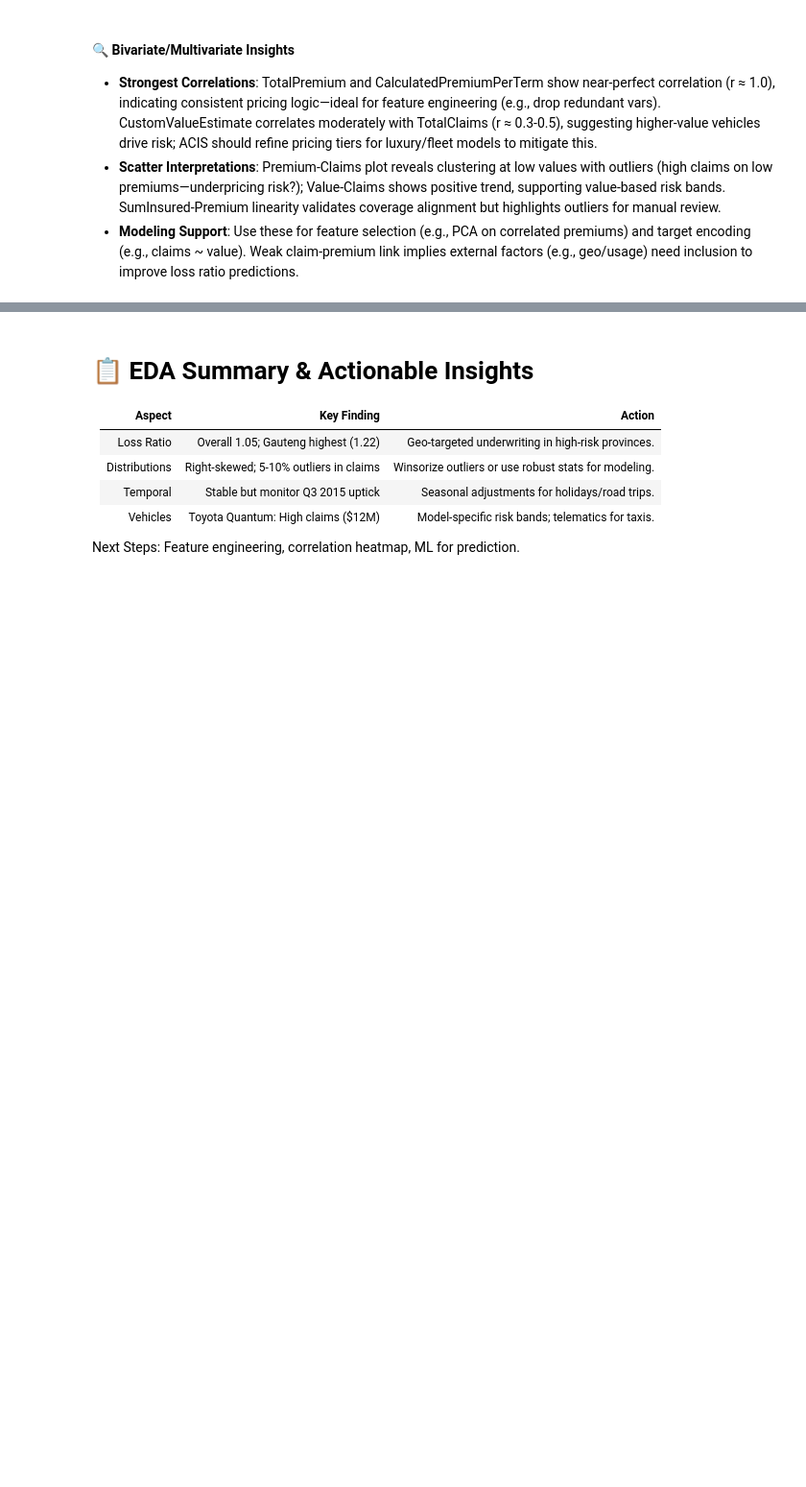
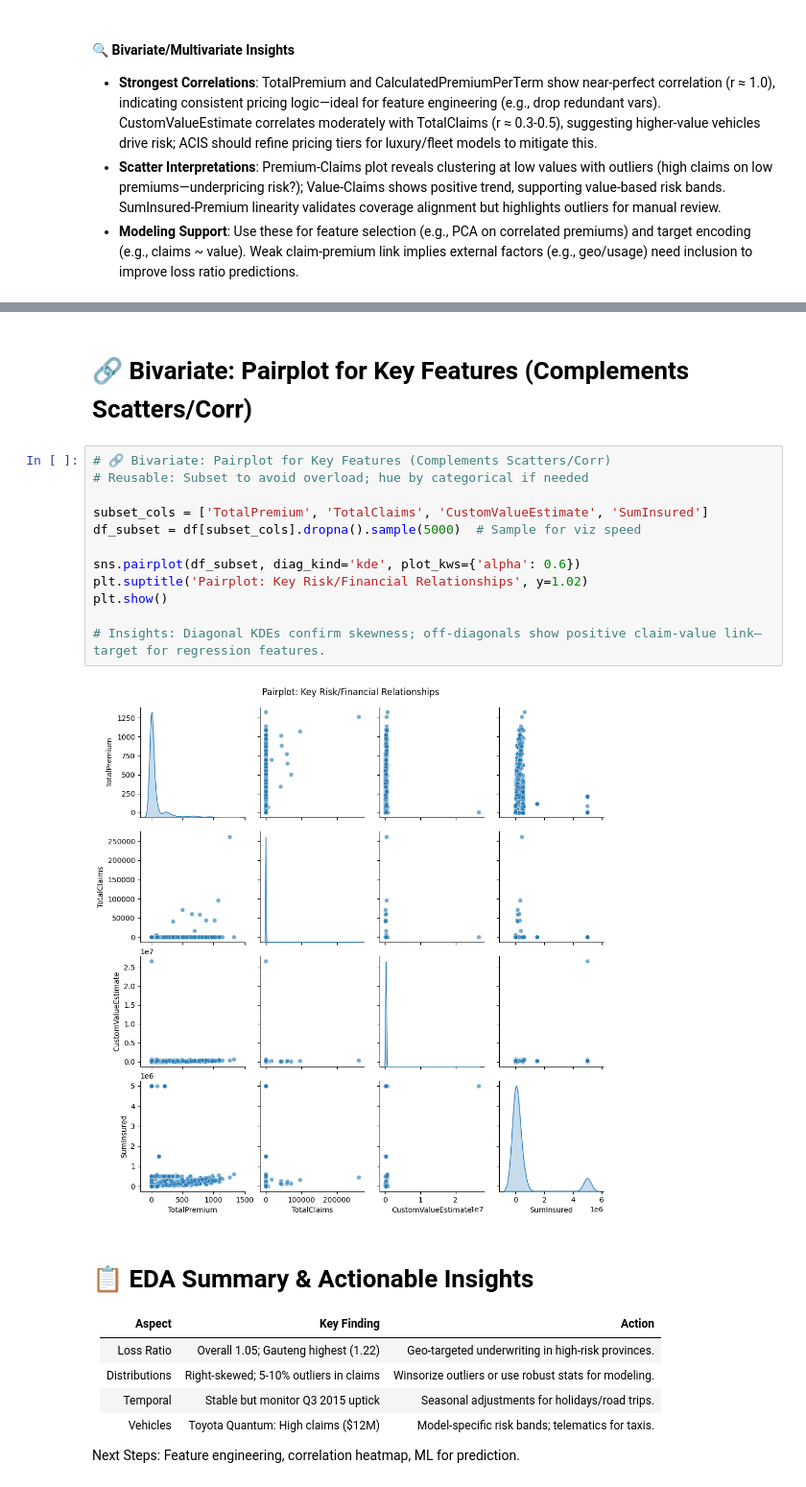
Before and after one commit to EyasuTew/end-to-end-insurance-risk-analytics-and-redictive-modeling-week3, a Jupyter notebook: notebooks/Insurance Portfolio Risk Analysis.ipynb, the cells around one changed output, grey strips where cells are left out. Shown at 96% size. Drawn from its saved outputs; the diff is of its cells as text; blank space fills up the shorter version.

```diff
--- a/notebooks/Insurance Portfolio Risk Analysis.ipynb
+++ b/notebooks/Insurance Portfolio Risk Analysis.ipynb
@@ -444,3 +634,19 @@ Strongest Correlations (|r| > 0.5):
+# %% [markdown]
+# 🔗 Bivariate: Pairplot for Key Features (Complements Scatters/Corr)
+# %%
+# 🔗 Bivariate: Pairplot for Key Features (Complements Scatters/Corr)
+# Reusable: Subset to avoid overload; hue by categorical if needed
+
+subset_cols = ['TotalPremium', 'TotalClaims', 'CustomValueEstimate', 'SumInsured']
+df_subset = df[subset_cols].dropna().sample(5000)  # Sample for viz speed
+
+sns.pairplot(df_subset, diag_kind='kde', plot_kws={'alpha': 0.6})
+plt.suptitle('Pairplot: Key Risk/Financial Relationships', y=1.02)
+plt.show()
+
+# Insights: Diagonal KDEs confirm skewness; off-diagonals show positive claim-value link—target for regression features.
+# %% [output]
+[figure, added]
 # %% [markdown]
 # 📋 EDA Summary & Actionable Insights
 
```
Also changed, not shown: parts of 7 cells of this notebook, 20 other files.
